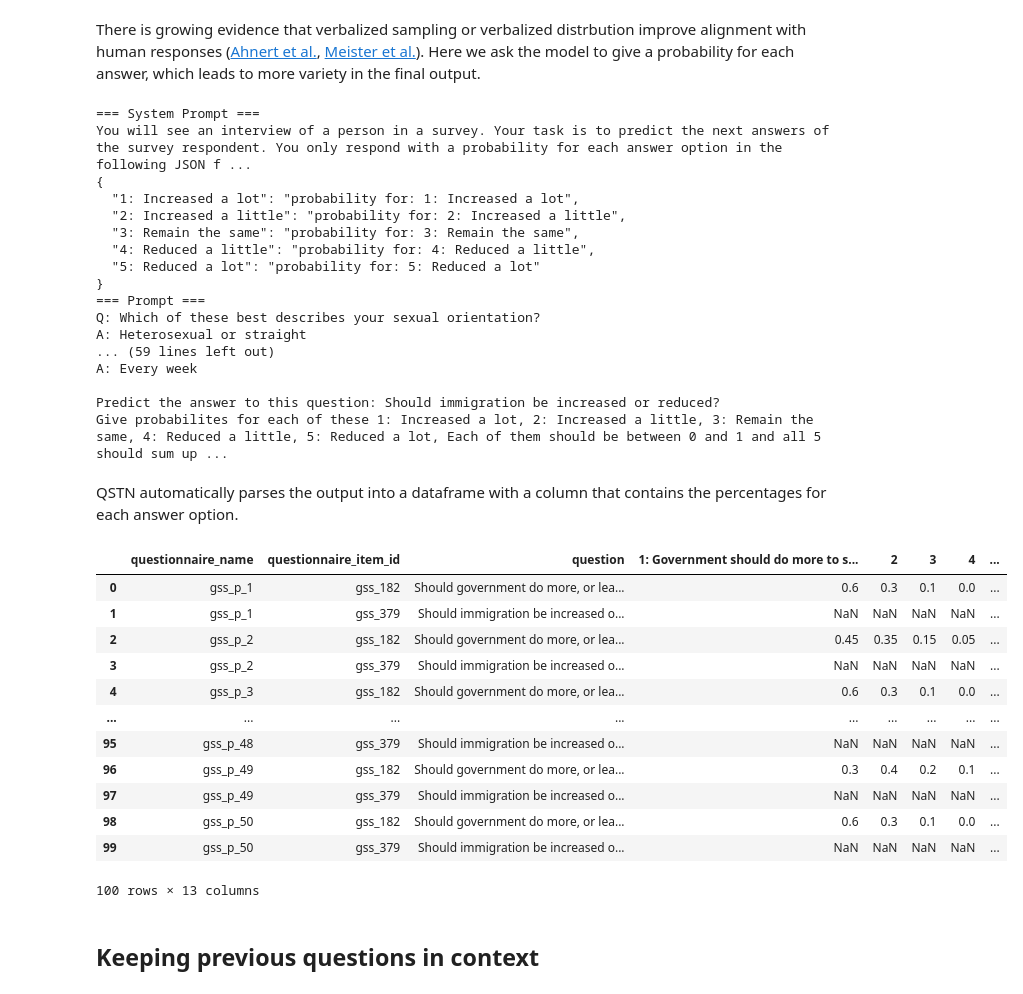
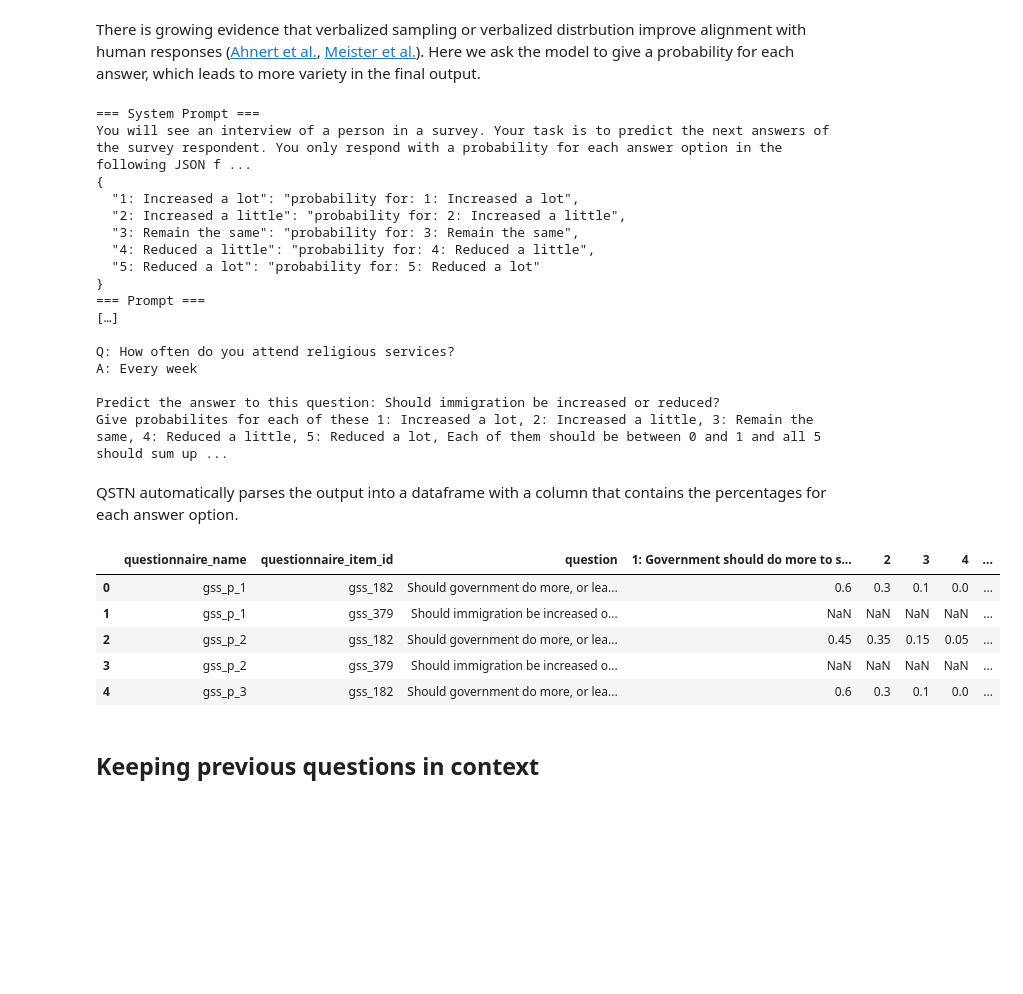
Before and after one commit to dess-mannheim/tutorial_survey_simulation, a Jupyter notebook: notebooks/session2.ipynb, the cells around one changed output. Cells and saved outputs as stored; diff of their text form; code cells hidden in the pictures; blank space fills up the shorter version.

```diff
--- a/notebooks/session2.ipynb
+++ b/notebooks/session2.ipynb
@@ -88,2 +89,2 @@ For demo purposes we will limit our simulation to just 50 survey respondents.
 # %%
-NUMBER_OF_PERSONAS_TO_SIMULATE = 50
+NUMBER_OF_PERSONAS_TO_SIMULATE = 20
@@ -374,12 +385,19 @@ both_options = {
     gss_379: immigration_response_option,
 }
 # %%
-for llm_prompt in all_llm_prompts:
+llm_prompts_with_options = deepcopy(all_llm_prompts)
+
+for llm_prompt in llm_prompts_with_options:
     llm_prompt = llm_prompt.prepare_prompt(
         question_stem=f"{placeholder.QUESTION_CONTENT}\n{placeholder.PROMPT_OPTIONS}",
         answer_options=both_options,
     )
-print(all_llm_prompts[0])
+
+example_prompt = llm_prompts_with_options[0]
+
+print(str(example_prompt)[:365])
+print('\n[…]\n')
+print(str(example_prompt)[-512:])
 # %% [output]
 === gss_p_1 ===
 === SYSTEM_PROMPT ===
@@ -551,17 +511,19 @@ both_options[
     gss_379
 ].list_prompt_template = "Give probabilites for each of these {options}, Each of them should be between 0 and 1 and all 5 should sum up to 1."
 
-for llm_prompt in all_llm_prompts:
+llm_prompts_verbalized = deepcopy(llm_prompts_with_options)
+
+for llm_prompt in llm_prompts_verbalized:
     llm_prompt.prepare_prompt(answer_options=both_options)
 # %%
-sys_government, prompt_government = all_llm_prompts[
+sys_government, prompt_government = llm_prompts_verbalized[
     0
 ].get_prompt_for_questionnaire_type(item_id=gss_379)
 
 print("=== System Prompt ===")
 print(sys_government)
 print("=== Prompt ===")
-print(prompt_government)
+print('[…]\n', str(prompt_government)[-350:])
 # %% [output]
 === System Prompt ===
 You will see an interview of a person in a survey. Your task is to predict the next answers of the survey respondent. You only respond with a probability for each answer option in the following JSON f ...
@@ -573,37 +535,30 @@ You will see an interview of a person in a survey. Your task is to predict the n
   "5: Reduced a lot": "probability for: 5: Reduced a lot"
 }
 === Prompt ===
-Q: Which of these best describes your sexual orientation?
-A: Heterosexual or straight
-... (59 lines left out)
+[…]
+
+Q: How often do you attend religious services?
 A: Every week
 
 Predict the answer to this question: Should immigration be increased or reduced?
 Give probabilites for each of these 1: Increased a lot, 2: Increased a little, 3: Remain the same, 4: Reduced a little, 5: Reduced a lot, Each of them should be between 0 and 1 and all 5 should sum up ...
 # %%
 verbalized_distribution_result = conduct_survey_single_item(
-    model, all_llm_prompts[:NUMBER_OF_PERSONAS_TO_SIMULATE], max_tokens=1000
+    model, llm_prompts_verbalized[:NUMBER_OF_PERSONAS_TO_SIMULATE], max_tokens=1000
 )
 # %%
 verbalized_df = to_dataframe(verbalized_distribution_result)
 # %% [markdown]
 QSTN automatically parses the output into a dataframe with a column that contains the percentages for each answer option.
 # %%
-verbalized_df
+verbalized_df.head()
 # %% [output]
 |  | questionnaire_name | questionnaire_item_id | question | 1: Government should do more to s... | 2 | 3 | 4 | ... |
 | 0 | gss_p_1 | gss_182 | Should government do more, or lea... | 0.6 | 0.3 | 0.1 | 0.0 | ... |
 | 1 | gss_p_1 | gss_379 | Should immigration be increased o... | NaN | NaN | NaN | NaN | ... |
 | 2 | gss_p_2 | gss_182 | Should government do more, or lea... | 0.45 | 0.35 | 0.15 | 0.05 | ... |
 | 3 | gss_p_2 | gss_379 | Should immigration be increased o... | NaN | NaN | NaN | NaN | ... |
 | 4 | gss_p_3 | gss_182 | Should government do more, or lea... | 0.6 | 0.3 | 0.1 | 0.0 | ... |
-| ... | ... | ... | ... | ... | ... | ... | ... | ... |
-| 95 | gss_p_48 | gss_379 | Should immigration be increased o... | NaN | NaN | NaN | NaN | ... |
-| 96 | gss_p_49 | gss_182 | Should government do more, or lea... | 0.3 | 0.4 | 0.2 | 0.1 | ... |
-| 97 | gss_p_49 | gss_379 | Should immigration be increased o... | NaN | NaN | NaN | NaN | ... |
-| 98 | gss_p_50 | gss_182 | Should government do more, or lea... | 0.6 | 0.3 | 0.1 | 0.0 | ... |
-| 99 | gss_p_50 | gss_379 | Should immigration be increased o... | NaN | NaN | NaN | NaN | ... |
-100 rows × 13 columns
 # %% [markdown]
 ## Keeping previous questions in context
 # %% [markdown]
```
Also changed, not shown: parts of 29 cells of this notebook.
